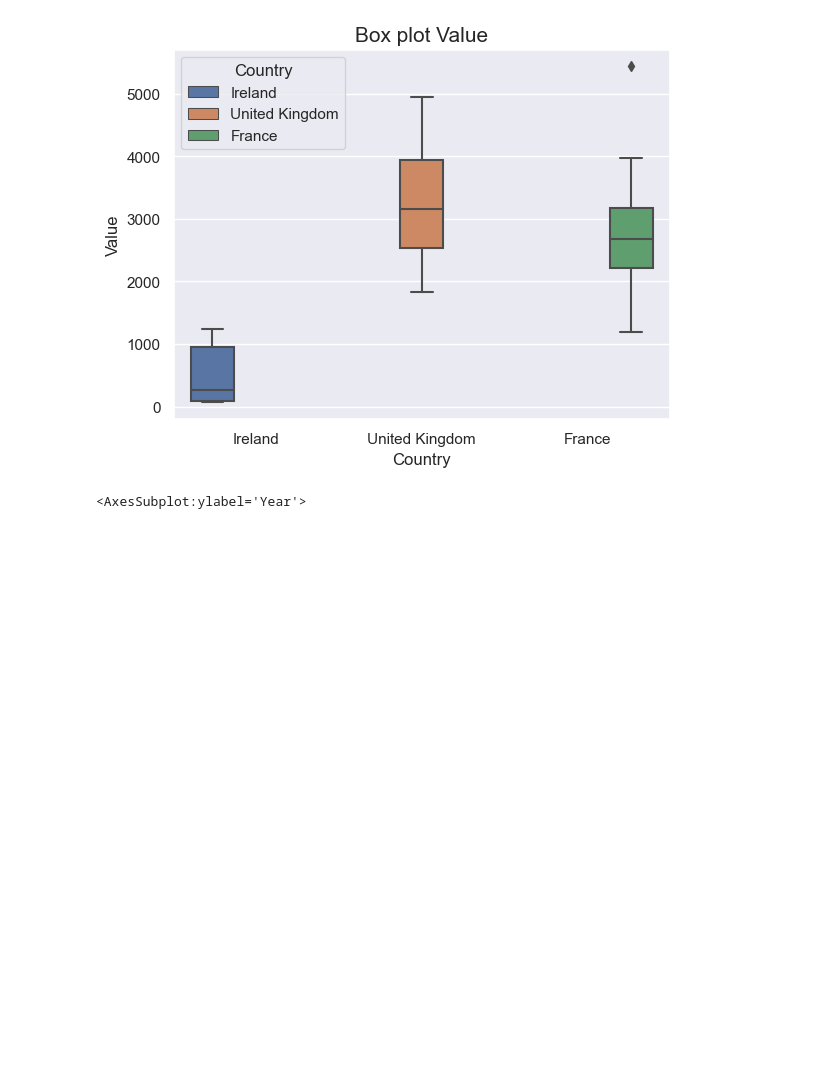
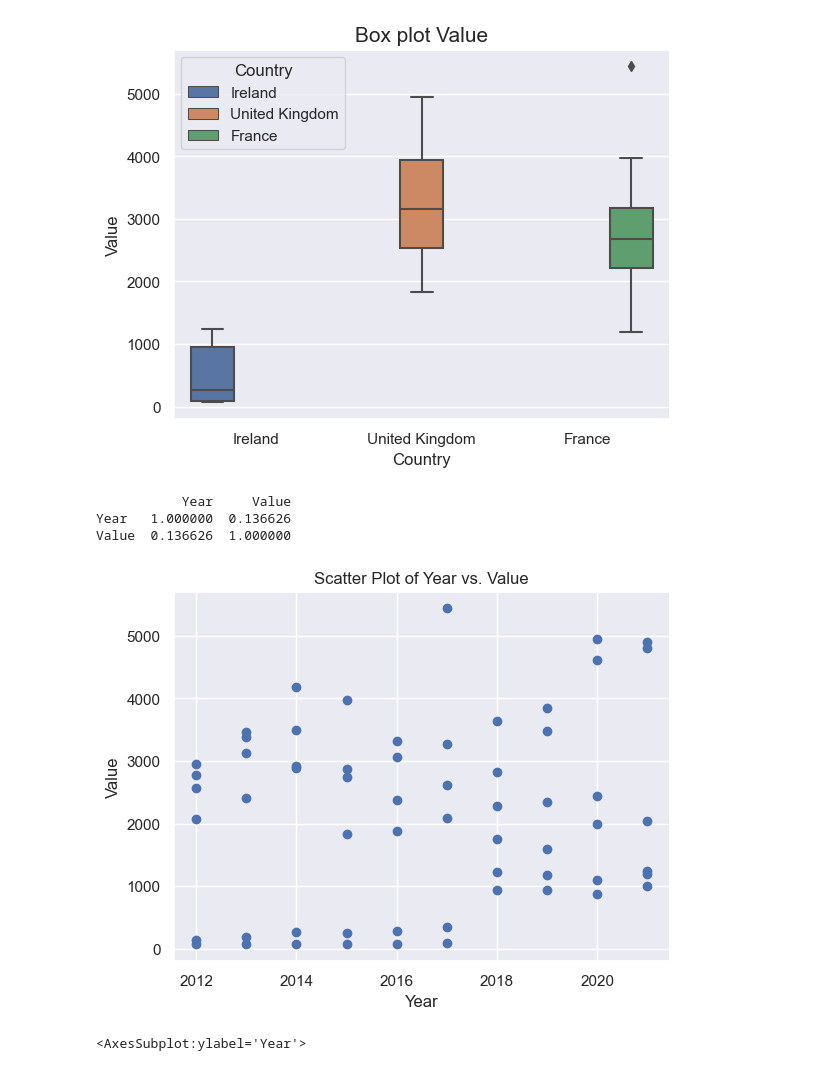
Before and after one commit to SandraMerchant/Project-No.-2, a Jupyter notebook: Project No.2.ipynb, the cells around one changed output. Cells and saved outputs as stored; diff of their text form; code cells hidden in the pictures; blank space fills up the shorter version.

```diff
--- a/Project No.2.ipynb
+++ b/Project No.2.ipynb
@@ -155,6 +169,24 @@ plt.title('Box plot Value',
 # %% [output]
 Text(0.5, 1.0, 'Box plot Value')
 [figure]
+# %%
+correlation = Exp_and_Imp.corr()
+print(correlation)
+# %% [output]
+           Year     Value
+Year   1.000000  0.136626
+Value  0.136626  1.000000
+# %%
+import matplotlib.pyplot as plt
+
+# Plotting the data
+plt.scatter(Exp_and_Imp['Year'], Exp_and_Imp['Value'])
+plt.xlabel('Year')
+plt.ylabel('Value')
+plt.title('Scatter Plot of Year vs. Value')
+plt.show()
+# %% [output]
+[figure, added]
 # %%
 # Filter the data to only include imports and exports
 data = Exp_and_Imp[Exp_and_Imp['flow'].isin(['Imports', 'Exports'])]
```
Also changed, not shown: parts of 20 cells of this notebook, 2 other files.
